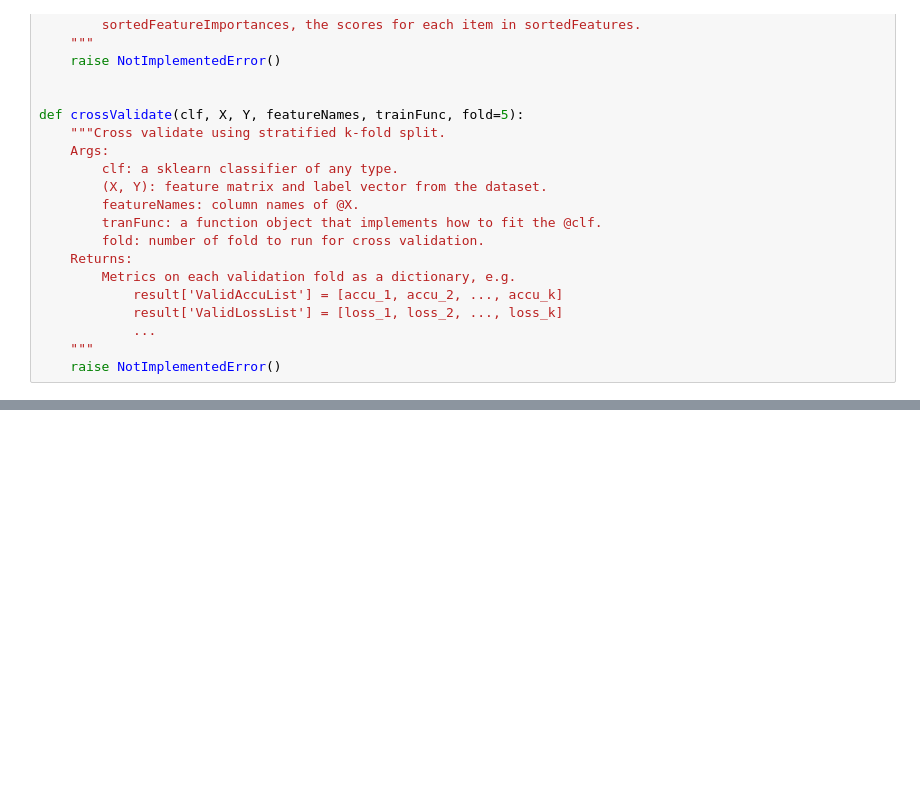
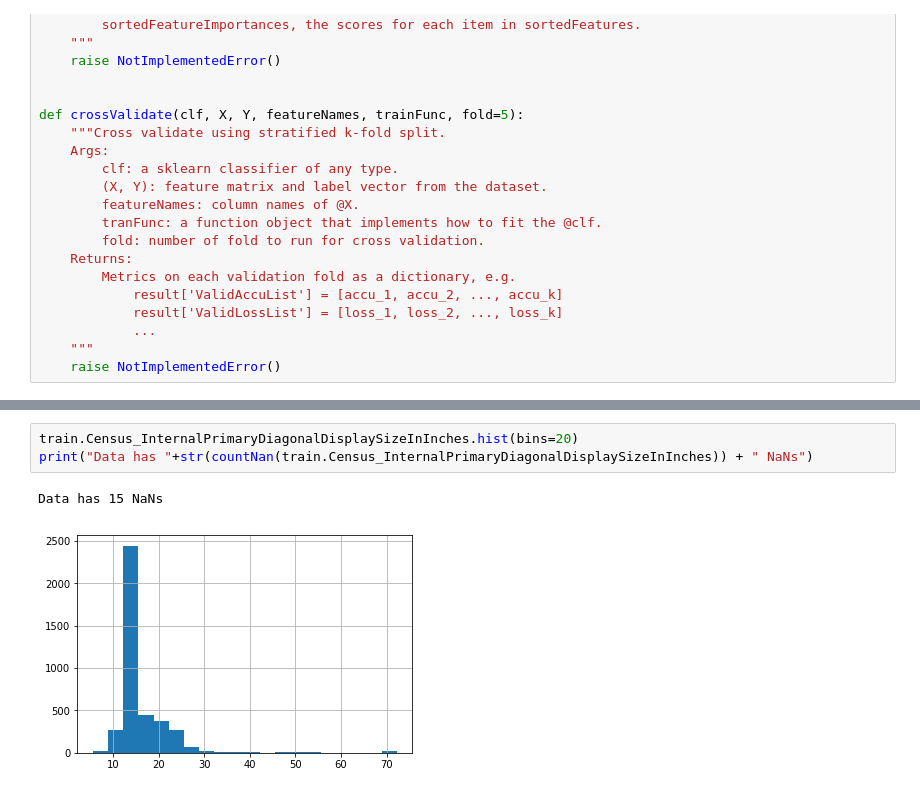
Before and after one commit to LauraElan/Computer_Security_Project, a Jupyter notebook: jupyter.ipynb, the cells around one changed output, grey strips where cells are left out. Cells and saved outputs as stored; diff of their text form; blank space fills up the shorter version.

```diff
--- a/jupyter.ipynb
+++ b/jupyter.ipynb
@@ -42,0 +273,6 @@ def hello():
+# %%
+train.Census_InternalPrimaryDiagonalDisplaySizeInInches.hist(bins=20)
+print("Data has "+str(countNan(train.Census_InternalPrimaryDiagonalDisplaySizeInInches)) + " NaNs")
+# %% [output]
+Data has 15 NaNs
+[figure, added]
```
Also changed, not shown: parts of 104 cells of this notebook, 1 other file.
